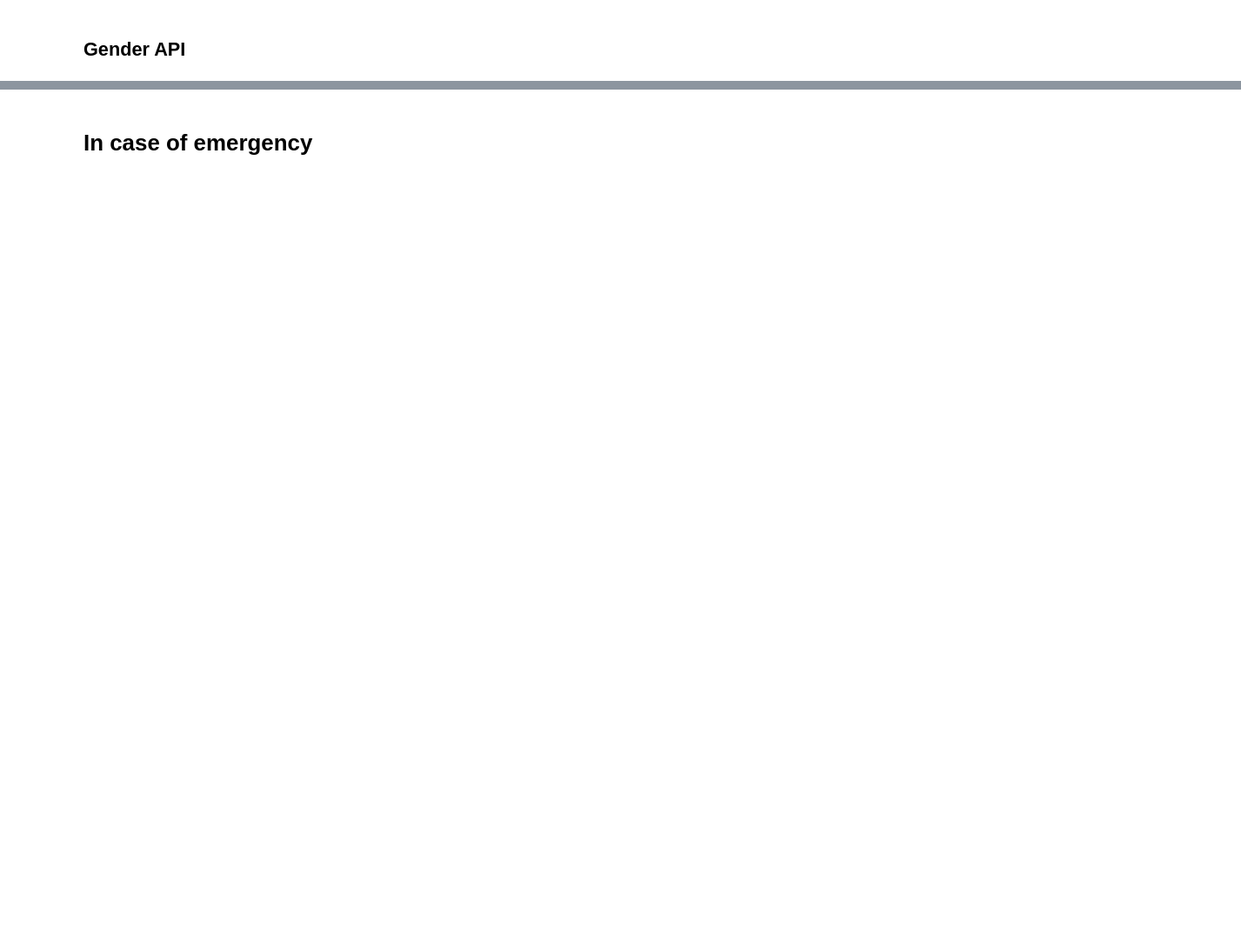
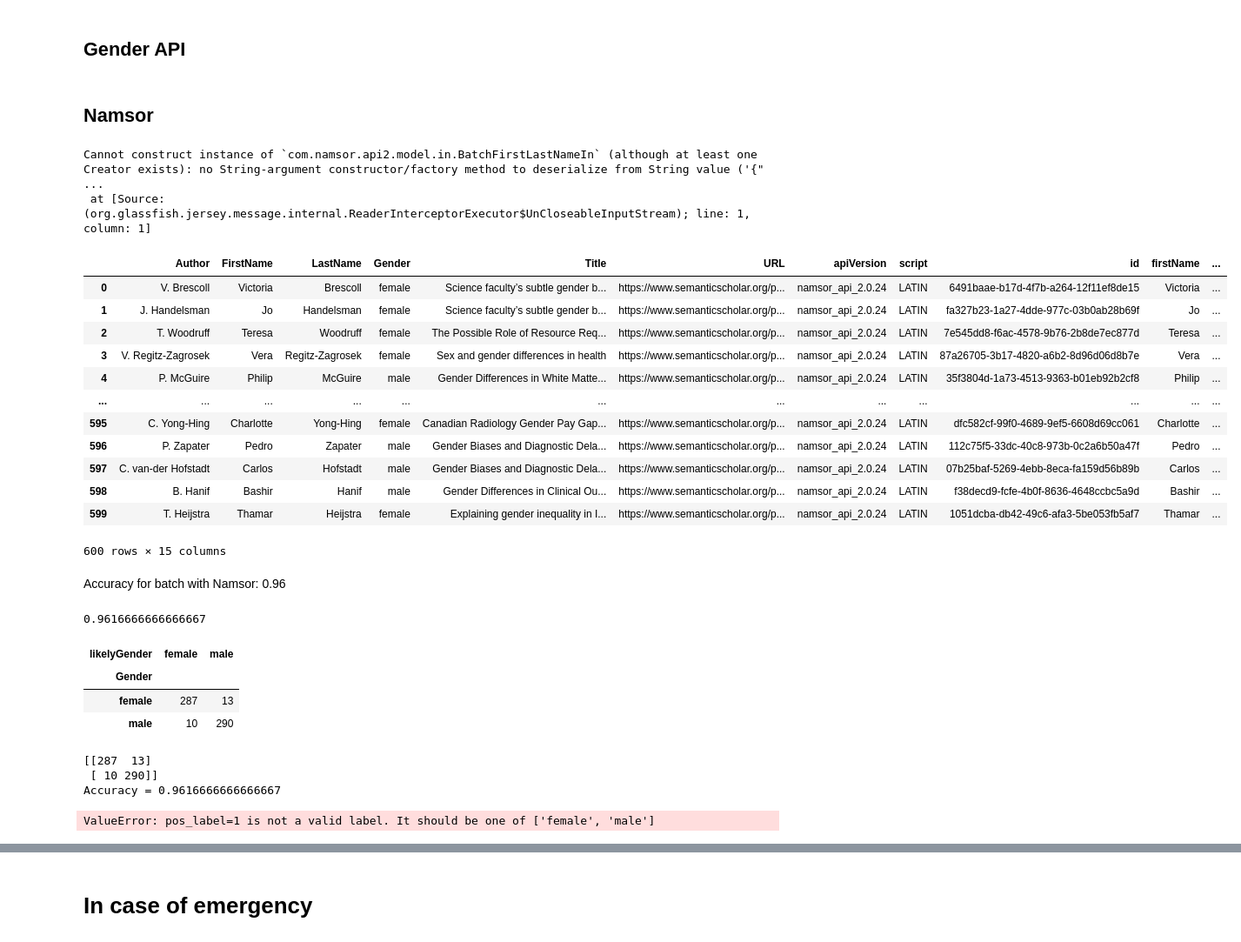
Before and after one commit to hexann666/MSc_gender_bias, a Jupyter notebook: semantic_scholar.ipynb, the cells around one changed output, grey strips where cells are left out. Shown at 87% size. Drawn from its saved outputs; the diff is of its cells as text; code cells hidden in the pictures; blank space fills up the shorter version.

```diff
--- a/semantic_scholar.ipynb
+++ b/semantic_scholar.ipynb
@@ -967,3 +1441,75 @@ for name in [name for name in df_authors_full.FirstName.head()]:
     genderapi.append(result)
 
 print(genderapi)
+# %% [markdown]
+## Namsor
+# %%
+namsor_api_key = config_keys.namsor_api_key
+
+namsor_url = "https://v2.namsor.com/NamSorAPIv2/api2/json/genderBatch"
+FirstName = test_batch_info.FirstName.iloc[0]
+LastName = test_batch_info.LastName.iloc[0]
+
+namsor_req =  {
+  "personalNames": [
+    {
+      "firstName": "Keith",
+      "lastName": "Haring"
+    }
+  ]
+}
+
+headers = {
+    "X-API-KEY": config_keys.namsor_api_key,
+    "Accept": "application/json",
+    "Content-Type": "application/json"
+}
+
+response = requests.request("POST", namsor_url, json=json.dumps(namsor_req), headers=headers)
+
+print(response.text)
+# %% [output]
+Cannot construct instance of `com.namsor.api2.model.in.BatchFirstLastNameIn` (although at least one Creator exists): no String-argument constructor/factory method to deserialize from String value ('{" ...
+ at [Source: (org.glassfish.jersey.message.internal.ReaderInterceptorExecutor$UnCloseableInputStream); line: 1, column: 1]
+# %%
+batch_namsor = read_csv('data/namsor_genderize-name_test_batch_full_info_600.csv', index_col=[0]).reset_index(drop=True)
+batch_namsor
+# %% [output]
+|  | Author | FirstName | LastName | Gender | Title | URL | apiVersion | script | id | firstName | ... |
+| 0 | V. Brescoll | Victoria | Brescoll | female | Science faculty’s subtle gender b... | https://www.semanticscholar.org/p... | namsor_api_2.0.24 | LATIN | 6491baae-b17d-4f7b-a264-12f11ef8de15 | Victoria | ... |
+| 1 | J. Handelsman | Jo | Handelsman | female | Science faculty’s subtle gender b... | https://www.semanticscholar.org/p... | namsor_api_2.0.24 | LATIN | fa327b23-1a27-4dde-977c-03b0ab28b69f | Jo | ... |
+| 2 | T. Woodruff | Teresa | Woodruff | female | The Possible Role of Resource Req... | https://www.semanticscholar.org/p... | namsor_api_2.0.24 | LATIN | 7e545dd8-f6ac-4578-9b76-2b8de7ec877d | Teresa | ... |
+| 3 | V. Regitz-Zagrosek | Vera | Regitz-Zagrosek | female | Sex and gender differences in health | https://www.semanticscholar.org/p... | namsor_api_2.0.24 | LATIN | 87a26705-3b17-4820-a6b2-8d96d06d8b7e | Vera | ... |
+| 4 | P. McGuire | Philip | McGuire | male | Gender Differences in White Matte... | https://www.semanticscholar.org/p... | namsor_api_2.0.24 | LATIN | 35f3804d-1a73-4513-9363-b01eb92b2cf8 | Philip | ... |
+| ... | ... | ... | ... | ... | ... | ... | ... | ... | ... | ... | ... |
+| 595 | C. Yong-Hing | Charlotte | Yong-Hing | female | Canadian Radiology Gender Pay Gap... | https://www.semanticscholar.org/p... | namsor_api_2.0.24 | LATIN | dfc582cf-99f0-4689-9ef5-6608d69cc061 | Charlotte | ... |
+| 596 | P. Zapater | Pedro | Zapater | male | Gender Biases and Diagnostic Dela... | https://www.semanticscholar.org/p... | namsor_api_2.0.24 | LATIN | 112c75f5-33dc-40c8-973b-0c2a6b50a47f | Pedro | ... |
+| 597 | C. van-der Hofstadt | Carlos | Hofstadt | male | Gender Biases and Diagnostic Dela... | https://www.semanticscholar.org/p... | namsor_api_2.0.24 | LATIN | 07b25baf-5269-4ebb-8eca-fa159d56b89b | Carlos | ... |
+| 598 | B. Hanif | Bashir | Hanif | male | Gender Differences in Clinical Ou... | https://www.semanticscholar.org/p... | namsor_api_2.0.24 | LATIN | f38decd9-fcfe-4b0f-8636-4648ccbc5a9d | Bashir | ... |
+| 599 | T. Heijstra | Thamar | Heijstra | female | Explaining gender inequality in I... | https://www.semanticscholar.org/p... | namsor_api_2.0.24 | LATIN | 1051dcba-db42-49c6-afa3-5be053fb5af7 | Thamar | ... |
+600 rows × 15 columns
+# %% [markdown]
+Accuracy for batch with Namsor: 0.96
+# %%
+len(batch_namsor[batch_namsor['Gender'] == batch_namsor['likelyGender']]) / len(batch_namsor)
+# %% [output]
+0.9616666666666667
+# %%
+crosstab(batch_namsor['Gender'], batch_namsor['likelyGender'])
+# %% [output]
+| likelyGender | female | male |
+| Gender |  |  |
+| female | 287 | 13 |
+| male | 10 | 290 |
+# %%
+from sklearn.metrics import accuracy_score, confusion_matrix, f1_score, precision_score
+
+print(confusion_matrix(batch_namsor['Gender'], batch_namsor['likelyGender']))
+print('Accuracy =', accuracy_score(batch_namsor['Gender'], batch_namsor['likelyGender']))
+#print('F1 score', f1_score(batch_namsor['Gender'], batch_namsor['likelyGender']))
+print(precision_score(batch_namsor['Gender'], batch_namsor['likelyGender']))
+# %% [output]
+[[287  13]
+ [ 10 290]]
+Accuracy = 0.9616666666666667
+ValueError: pos_label=1 is not a valid label. It should be one of ['female', 'male']
```
Also changed, not shown: parts of 101 cells of this notebook, 8 other files.
